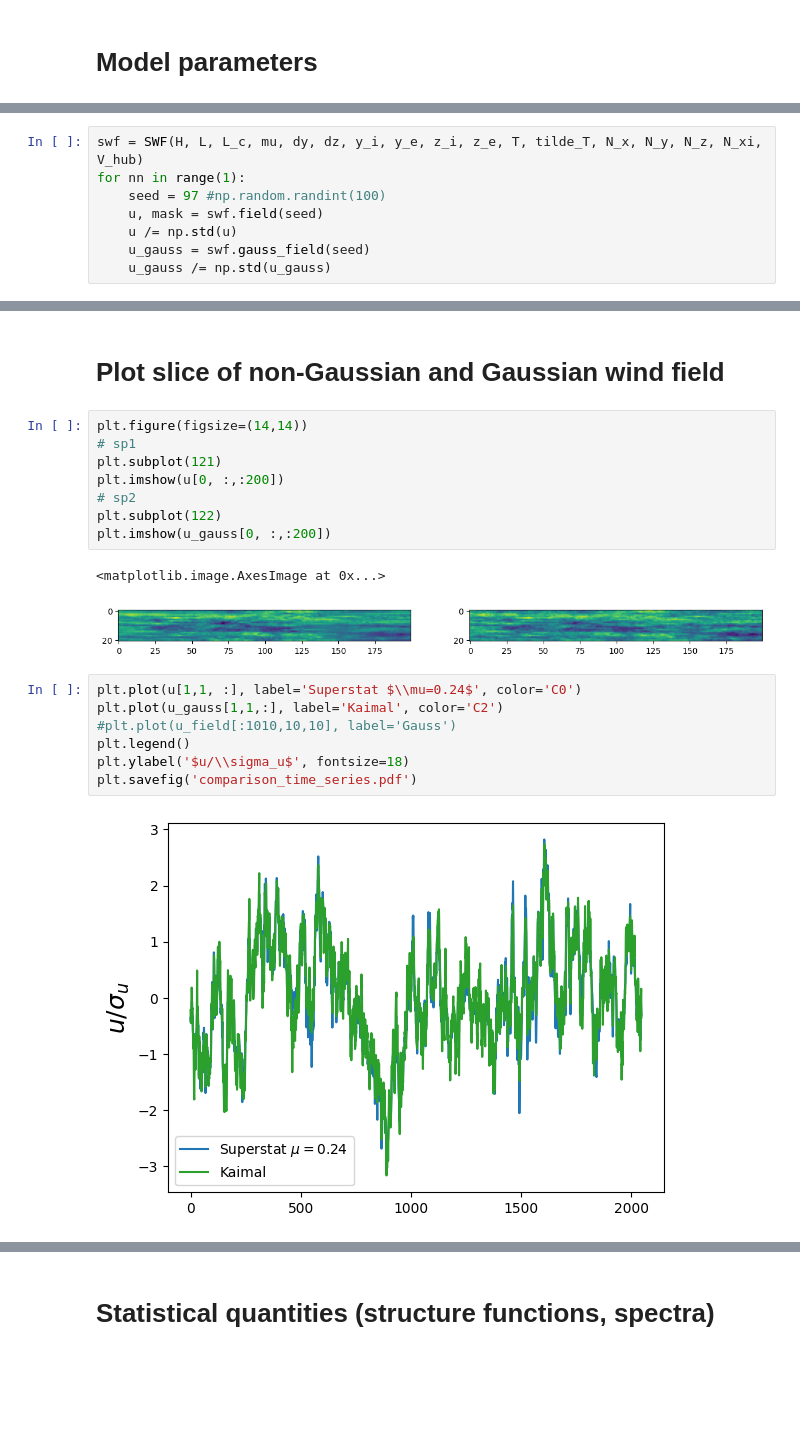
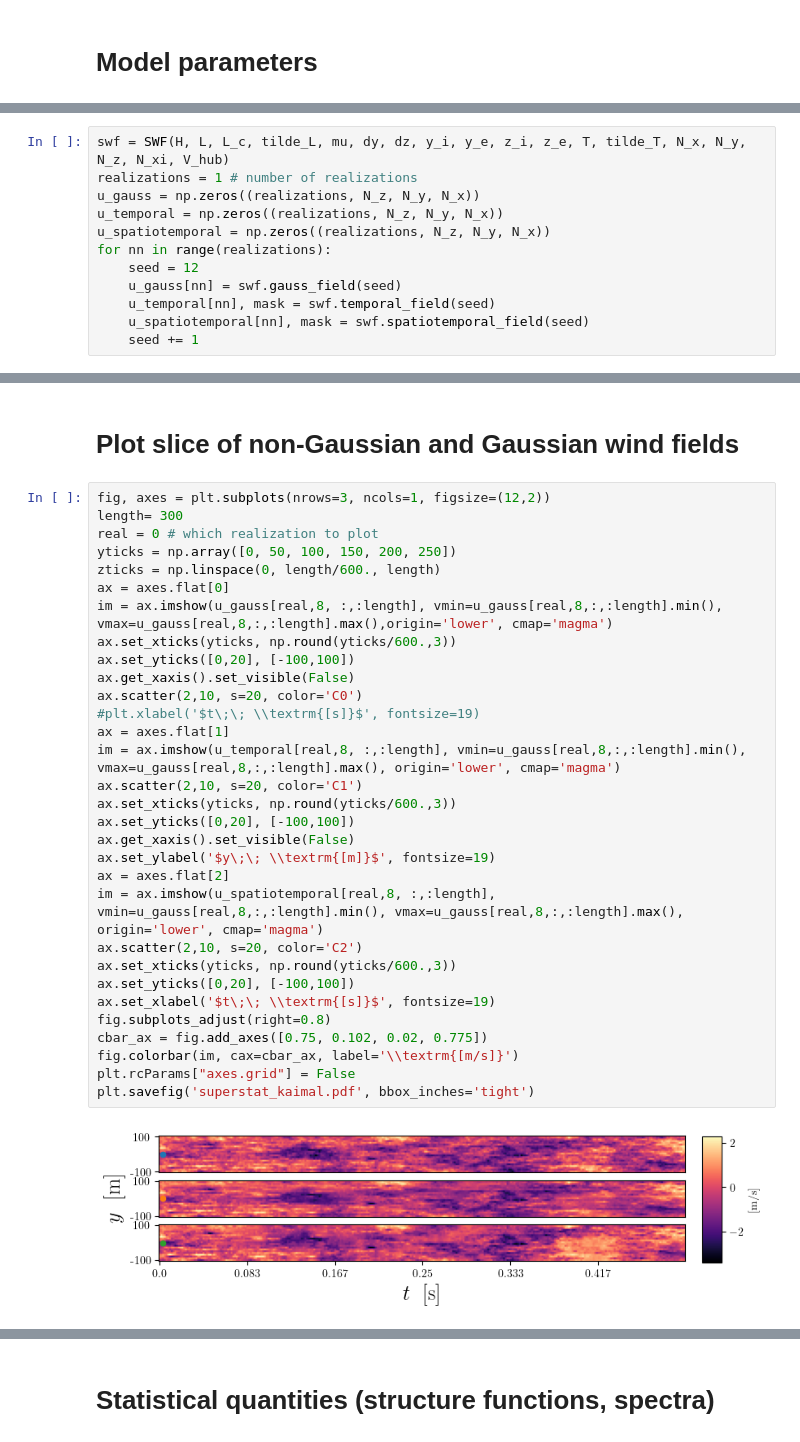
Before and after one commit to fiddir/pyforwind, a Jupyter notebook: examples/example_kaimal.ipynb, the cells around one changed output, grey strips where cells are left out. Saved outputs shown, nothing was run; the diff lists cells and outputs as text; blank space fills up the shorter version.

Commit message:
Distinguish between temp. and spatiotemp. Kaimal wind fields

```diff
--- a/examples/example_kaimal.ipynb
+++ b/examples/example_kaimal.ipynb
@@ -25,8 +44,12 @@ V_hub=8.164
 # %%
-swf = SWF(H, L, L_c, mu, dy, dz, y_i, y_e, z_i, z_e, T, tilde_T, N_x, N_y, N_z, N_xi, V_hub)
-for nn in range(1):
-    seed = 97 #np.random.randint(100)
-    u, mask = swf.field(seed)
-    u /= np.std(u)
-    u_gauss = swf.gauss_field(seed)
-    u_gauss /= np.std(u_gauss)
+swf = SWF(H, L, L_c, tilde_L, mu, dy, dz, y_i, y_e, z_i, z_e, T, tilde_T, N_x, N_y, N_z, N_xi, V_hub)
+realizations = 1 # number of realizations
+u_gauss = np.zeros((realizations, N_z, N_y, N_x))
+u_temporal = np.zeros((realizations, N_z, N_y, N_x))
+u_spatiotemporal = np.zeros((realizations, N_z, N_y, N_x))
+for nn in range(realizations):
+    seed = 12
+    u_gauss[nn] = swf.gauss_field(seed)
+    u_temporal[nn], mask = swf.temporal_field(seed)
+    u_spatiotemporal[nn], mask = swf.spatiotemporal_field(seed)
+    seed += 1
@@ -51,22 +56,35 @@ xi_values 6.370632212346012
 # %% [markdown]
-# Plot slice of non-Gaussian and Gaussian wind field
+# Plot slice of non-Gaussian and Gaussian wind fields
-# %%
-plt.figure(figsize=(14,14))
-# sp1
-plt.subplot(121)
-plt.imshow(u[0, :,:200])
-# sp2
-plt.subplot(122)
-plt.imshow(u_gauss[0, :,:200])
-# %% [output]
-<matplotlib.image.AxesImage at 0x...>
-[figure, removed]
-# %%
-plt.plot(u[1,1, :], label='Superstat $\\mu=0.24$', color='C0')
-plt.plot(u_gauss[1,1,:], label='Kaimal', color='C2')
-#plt.plot(u_field[:1010,10,10], label='Gauss')
-plt.legend()
-plt.ylabel('$u/\\sigma_u$', fontsize=18)
-plt.savefig('comparison_time_series.pdf')
-# %% [output]
-[figure, removed]
+# %%
+fig, axes = plt.subplots(nrows=3, ncols=1, figsize=(12,2))
+length= 300
+real = 0 # which realization to plot
+yticks = np.array([0, 50, 100, 150, 200, 250])
+zticks = np.linspace(0, length/600., length)
+ax = axes.flat[0]
+im = ax.imshow(u_gauss[real,8, :,:length], vmin=u_gauss[real,8,:,:length].min(), vmax=u_gauss[real,8,:,:length].max(),origin='lower', cmap='magma')
+ax.set_xticks(yticks, np.round(yticks/600.,3))
+ax.set_yticks([0,20], [-100,100])
+ax.get_xaxis().set_visible(False)
+ax.scatter(2,10, s=20, color='C0')
+#plt.xlabel('$t\;\; \\textrm{[s]}$', fontsize=19)
+ax = axes.flat[1]
+im = ax.imshow(u_temporal[real,8, :,:length], vmin=u_gauss[real,8,:,:length].min(), vmax=u_gauss[real,8,:,:length].max(), origin='lower', cmap='magma')
+ax.scatter(2,10, s=20, color='C1')
+ax.set_xticks(yticks, np.round(yticks/600.,3))
+ax.set_yticks([0,20], [-100,100])
+ax.get_xaxis().set_visible(False)
+ax.set_ylabel('$y\;\; \\textrm{[m]}$', fontsize=19)
+ax = axes.flat[2]
+im = ax.imshow(u_spatiotemporal[real,8, :,:length], vmin=u_gauss[real,8,:,:length].min(), vmax=u_gauss[real,8,:,:length].max(), origin='lower', cmap='magma')
+ax.scatter(2,10, s=20, color='C2')
+ax.set_xticks(yticks, np.round(yticks/600.,3))
+ax.set_yticks([0,20], [-100,100])
+ax.set_xlabel('$t\;\; \\textrm{[s]}$', fontsize=19)
+fig.subplots_adjust(right=0.8)
+cbar_ax = fig.add_axes([0.75, 0.102, 0.02, 0.775])
+fig.colorbar(im, cax=cbar_ax, label='\\textrm{[m/s]}')
+plt.rcParams["axes.grid"] = False
+plt.savefig('superstat_kaimal.pdf', bbox_inches='tight')
+# %% [output]
+[figure, added]
```
Also changed, not shown: parts of 21 cells of this notebook, 1 other file.
